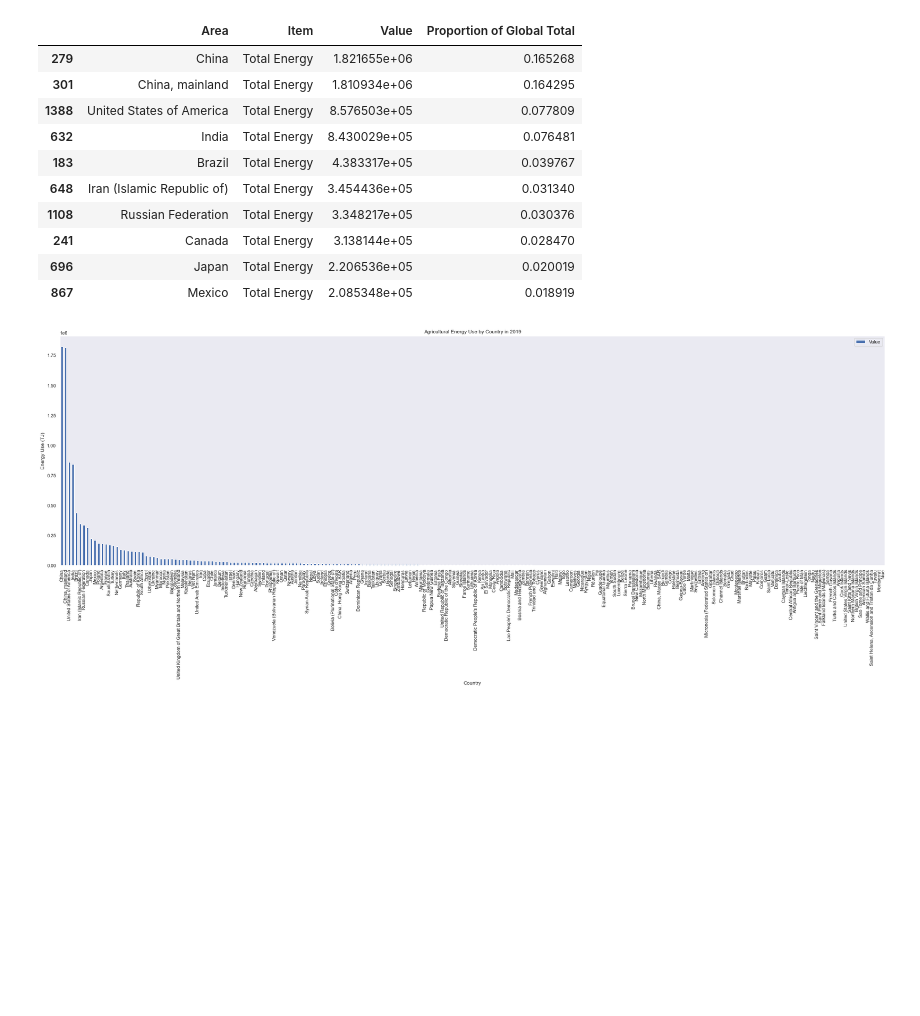
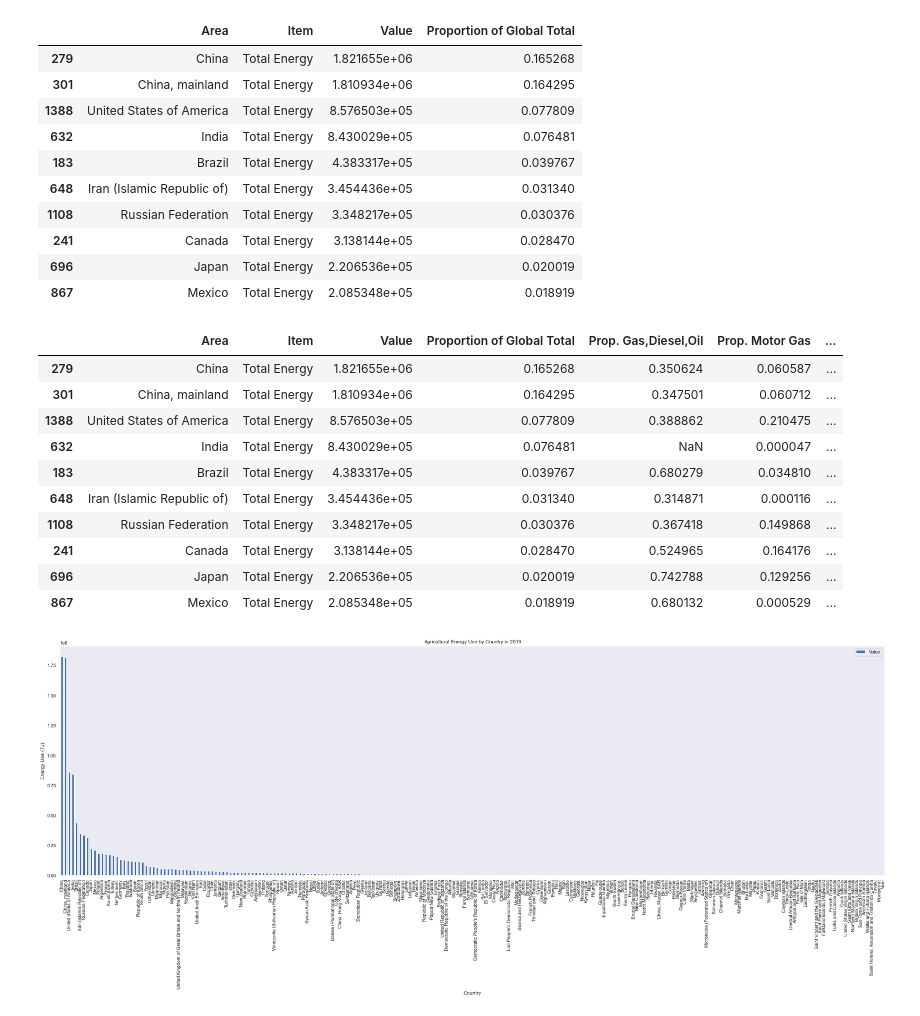
Before and after one commit to shubap/AgriculturalEnergyUse, a Jupyter notebook: countriesenergyv1.ipynb, the cells around one changed output. Saved outputs shown, nothing was run; the diff lists cells and outputs as text; code cells hidden in the pictures; blank space fills up the shorter version.

```diff
--- a/countriesenergyv1.ipynb
+++ b/countriesenergyv1.ipynb
@@ -284,16 +290,59 @@ The total global energy usage amount (in terajoules) due to agriculture is 11022
 # %%
 overall_energy["Prop. Gas,Diesel,Oil"] = np.nan
 overall_energy["Prop. Motor Gas"] = np.nan
 overall_energy["Prop. Natural Gas"] = np.nan
 overall_energy["Prop. Coal"] = np.nan
 overall_energy["Prop. Electricity"] = np.nan
 overall_energy["Prop. Liq. Petroleum Gas"] = np.nan
 overall_energy["Prop. Fuel Oil"] = np.nan
 
-# for area in overall_energy["Area"]:
-#     if area.isin(gas_diesel_oil["Area"]):
-#         gas_diesel_oil["Value"]/overall_energy["Value"], None)
-# overall_energy.head()
+# Populating the proportions columns to show what the energy use breakdown is for each country
+
+for index,row in overall_energy.iterrows():
+    #print(row["Area"])
+    #print(gas_diesel_oil["Area"])
+
+    if gas_diesel_oil["Area"].eq(row["Area"]).any():
+        goodRow = gas_diesel_oil.loc[gas_diesel_oil["Area"] == row["Area"]]
+        overall_energy.at[index,"Prop. Gas,Diesel,Oil"]=goodRow["Value"]/row["Value"]
+
+    if motor_gas["Area"].eq(row["Area"]).any():
+        goodRow = motor_gas.loc[motor_gas["Area"] == row["Area"]]
+        overall_energy.at[index,"Prop. Motor Gas"]=goodRow["Value"]/row["Value"]
+
+    if natural_gas["Area"].eq(row["Area"]).any():
+        goodRow = natural_gas.loc[natural_gas["Area"] == row["Area"]]
+        overall_energy.at[index,"Prop. Natural Gas"]=goodRow["Value"]/row["Value"]
+
+    if coal["Area"].eq(row["Area"]).any():
+        goodRow = coal.loc[coal["Area"] == row["Area"]]
+        overall_energy.at[index,"Prop. Coal"]=goodRow["Value"]/row["Value"]
+
+    if electricity["Area"].eq(row["Area"]).any():
+        goodRow = electricity.loc[electricity["Area"] == row["Area"]]
+        overall_energy.at[index,"Prop. Electricity"]=goodRow["Value"]/row["Value"]
+
+    if liq_pg["Area"].eq(row["Area"]).any():
+        goodRow = liq_pg.loc[liq_pg["Area"] == row["Area"]]
+        overall_energy.at[index,"Prop. Liq. Petroleum Gas"]=goodRow["Value"]/row["Value"]
+
+    if fuel_oil["Area"].eq(row["Area"]).any():
+        goodRow = fuel_oil.loc[fuel_oil["Area"] == row["Area"]]
+        overall_energy.at[index,"Prop. Fuel Oil"]=goodRow["Value"]/row["Value"]
+
+overall_energy.head(10)
+# %% [output]
+|  | Area | Item | Value | Proportion of Global Total | Prop. Gas,Diesel,Oil | Prop. Motor Gas | ... |
+| 279 | China | Total Energy | 1.821655e+06 | 0.165268 | 0.350624 | 0.060587 | ... |
+| 301 | China, mainland | Total Energy | 1.810934e+06 | 0.164295 | 0.347501 | 0.060712 | ... |
+| 1388 | United States of America | Total Energy | 8.576503e+05 | 0.077809 | 0.388862 | 0.210475 | ... |
+| 632 | India | Total Energy | 8.430029e+05 | 0.076481 | NaN | 0.000047 | ... |
+| 183 | Brazil | Total Energy | 4.383317e+05 | 0.039767 | 0.680279 | 0.034810 | ... |
+| 648 | Iran (Islamic Republic of) | Total Energy | 3.454436e+05 | 0.031340 | 0.314871 | 0.000116 | ... |
+| 1108 | Russian Federation | Total Energy | 3.348217e+05 | 0.030376 | 0.367418 | 0.149868 | ... |
+| 241 | Canada | Total Energy | 3.138144e+05 | 0.028470 | 0.524965 | 0.164176 | ... |
+| 696 | Japan | Total Energy | 2.206536e+05 | 0.020019 | 0.742788 | 0.129256 | ... |
+| 867 | Mexico | Total Energy | 2.085348e+05 | 0.018919 | 0.680132 | 0.000529 | ... |
 # %%
 # Bar graph of global energy use totals
 
```
Also changed, not shown: parts of 3 cells of this notebook.
